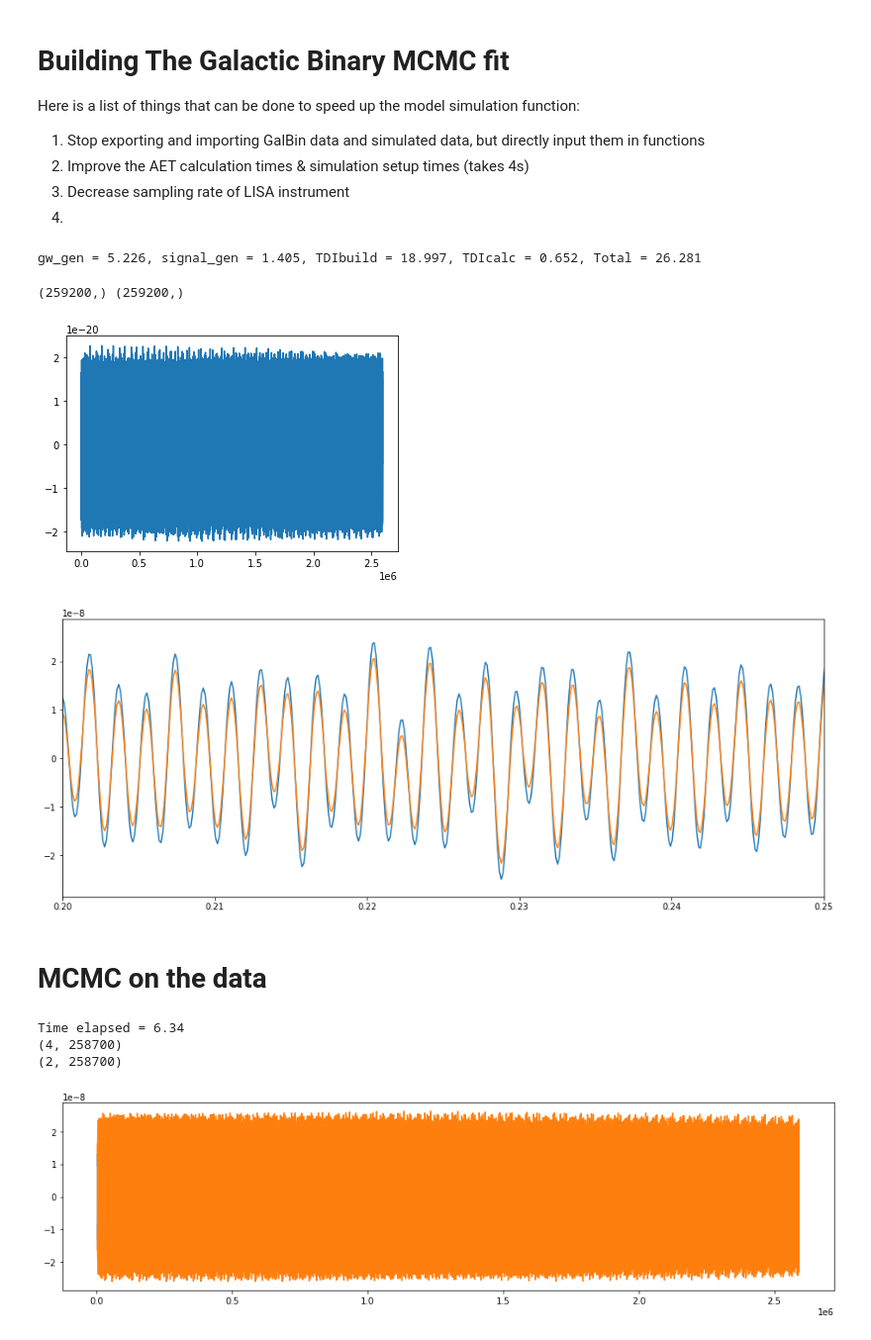
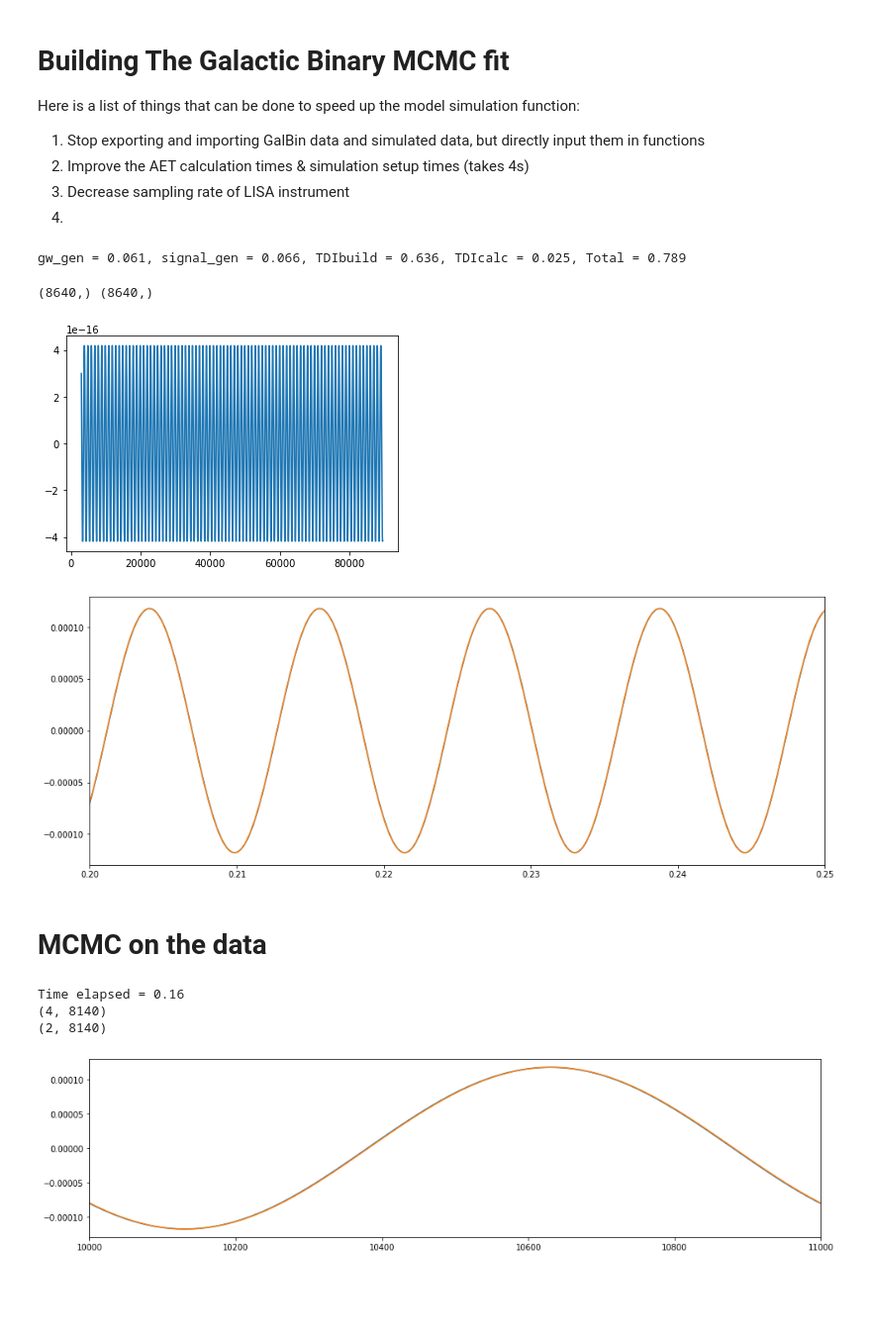
Before and after one commit to BartOuwehand/MP1_LISA, a Jupyter notebook: MCMC_parameter_fit.ipynb, the cells around one changed output. Shown at 99% size. Cells and saved outputs as stored; diff of their text form; code cells hidden in the pictures; blank space fills up the shorter version.

```diff
--- a/MCMC_parameter_fit.ipynb
+++ b/MCMC_parameter_fit.ipynb
@@ -31,7 +31,7 @@ gw_path = 'gws.h5'
 # Setup simluation parameters
 fs = 0.1    # Hz
 day = 86400 # s
-duration = day*30 # X days
+duration = day*1 # X days
 size = duration*fs
 discard = 300
 
@@ -45,11 +45,11 @@ with h5py.File(orbit_path) as orbits:
 
 
 # Turn on/off binary creation & instrument simulation
-use_verbinaries = True
-run_new_simulation = False
+use_verbinaries = False
+run_new_simulation = True
 
 # Specify specific number of binaries
-Ngalbins = 8
+Ngalbins = 1
 # %% [output]
 fs = 0.1 Hz,  orbit_duration = 1500.0 d
 # %%
@@ -85,7 +85,7 @@ if use_verbinaries:
     # dec = gc.icrs.dec.value # degree range [-90,90]
 
     totNgalbins = len(sourcenames)
-    phi0_true_forinst = np.zeros(Ngalbins)[:Ngalbins]
+    phi0_true_forinst = np.zeros(Ngalbins)
     phi0_true = np.array(ascii.read("verbinaries_phaseoffset.txt")['phi0'])[:Ngalbins]
     print ("Number of Verification Binaries = {}".format(Ngalbins))
 
@@ -93,9 +93,11 @@ else:
     # Define name of simulation uitput file
     sample_outputf = 'measurements/MCMCsample'+str(int(duration))+'s' #extention of .h5 or .txt added later
 
-    Ngalbins = 2
-    Amp_true = [1e-16,5e-13]
-    f_true = [1e-3,1e-4]
-    phi0_true = [0,0]
-    gw_beta_true = [0,0]
-    gw_lambda_true = [0,np.pi]
+    totNgalbins = 2
+    Amp_true = np.array([1e-16,5e-13])[:Ngalbins]
+    f_true = np.array([1e-3,1e-4])[:Ngalbins]
+
+    phi0_true_forinst = np.zeros(Ngalbins)
+    phi0_true = np.array([-0.4,0.2])[:Ngalbins]
+    gw_beta_true = np.array([0,0])[:Ngalbins]
+    gw_lambda_true = np.array([0,np.pi])[:Ngalbins]
@@ -195,7 +201,7 @@ cutoff = 100
 tmp = []
 #coeffs = scipy.signal.firls(73,bands=[0,1,1.2,2],desired=[1,1,0,0],fs=fs)
 #coeffs = scipy.signal.firls(73, bands=[0,1e-2,3e-2,5e-2], desired=[1,1,0,0],fs=fs)
-coeffs = scipy.signal.firls(73, bands=[0,5e-3,1e-2,fs/2], desired=[1,1,0,0],fs=fs)
+coeffs = scipy.signal.firls(73, bands=[0,1e-2,2e-2,fs/2], desired=[1,1,0,0],fs=fs)
 for i in range(1,4):
     fdata_tmp = scipy.signal.filtfilt(coeffs,1., x=sdata[i],padlen=len(psd[0]))
     tmp.append(fdata_tmp[cutoff:-cutoff])
@@ -285,7 +291,7 @@ os.remove('gw_tmp.h5')
 # Without interpolate, for 30 days it takes 7s, with interpolate it takes 0.66s
 #but it takes 1.8s to generate the GW's as apposed to 0.68s
 # %% [output]
-gw_gen = 5.226, signal_gen = 1.405, TDIbuild = 18.997, TDIcalc = 0.652, Total = 26.281
+gw_gen = 0.061, signal_gen = 0.066, TDIbuild = 0.636, TDIcalc = 0.025, Total = 0.789
 # %%
 print (t.shape,A.shape)
 plt.plot(t,A)
@@ -296,15 +302,15 @@ plt.plot(fsdata[0]/day,fsdata[1])
 plt.xlim(0.2,0.25)
 plt.show()
 # %% [output]
-(259200,) (259200,)
+(8640,) (8640,)
-[figure, old version]
+[figure, new version]
-[figure, old version]
+[figure, new version]
 # %% [markdown]
 # MCMC on the data
 # %%
 # Defining the model used for MCMC fitting
 
-def model(st,sA, orbits_ZP, Amp, phi0=phi0_true, freq=f_true, gw_beta=gw_beta_true, gw_lambda=gw_lambda_true, t0=orbits_t0+10):
+def model(st,sA, Amp, orbits_ZP=0, phi0=phi0_true, freq=f_true, gw_beta=gw_beta_true, gw_lambda=gw_lambda_true, t0=orbits_t0+10):
 
     # Create random filename to allow for multiprocessing
     gwfn = 'gws_spam/gwtmp_'+str(int(1e20*np.random.rand(1)[0]))+'.h5'
@@ -342,24 +348,24 @@ def model(st,sA, orbits_ZP, Amp, phi0=phi0_true, freq=f_true, gw_beta=gw_beta_tr
 # %%
 script_time0 = time.time()
 
-test = model(fsdata[0],fsdata[1],0,Amp_true)
+test = model(fsdata[0],fsdata[1],Amp_true)
 
 script_time1 = time.time() - script_time0
 print ("Time elapsed = {:.2f}".format(script_time1))
 
 
 plt.figure(figsize=(16,4))
 plt.plot(fsdata[0],fsdata[1])
 plt.plot(test[0],test[1])
-# plt.xlim(1e4,1.1e4)
+plt.xlim(1e4,1.1e4)
 plt.plot()
 print (fsdata.shape)
 print (test.shape)
 # %% [output]
-Time elapsed = 6.34
-(4, 258700)
-(2, 258700)
+Time elapsed = 0.16
+(4, 8140)
+(2, 8140)
-[figure, old version]
+[figure, new version]
 # %%
 # Define functions needed for mcmc fitting
 import emcee
```
Also changed, not shown: parts of 13 cells of this notebook.
